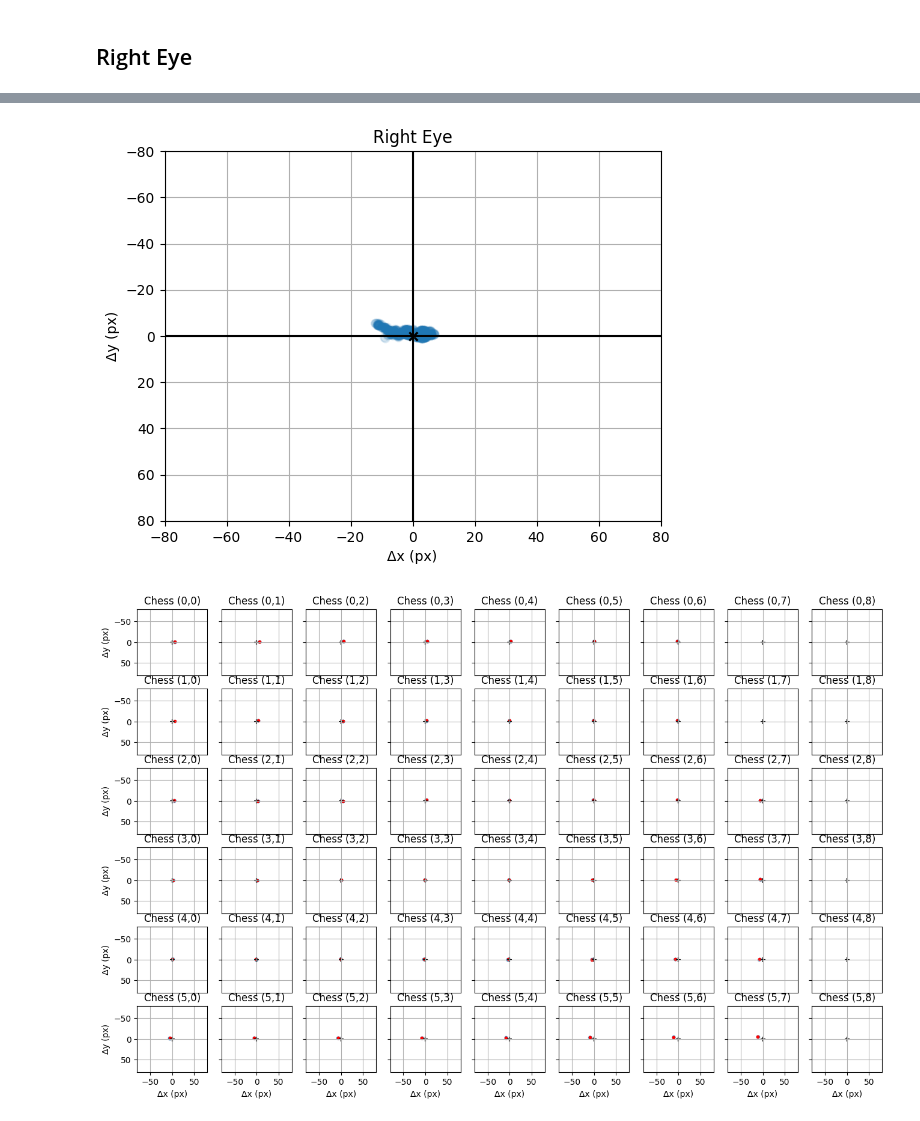
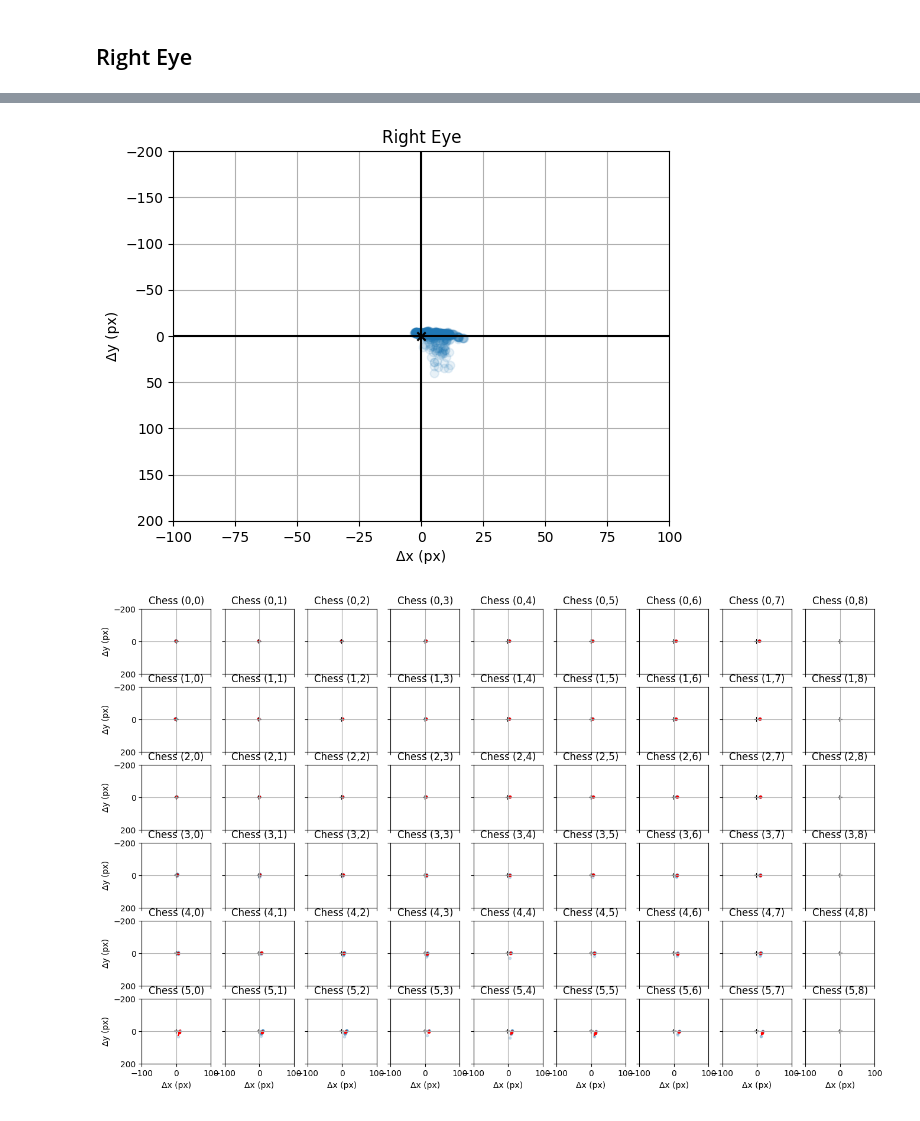
Before and after one commit to jpmnieles/grace_robot, a Jupyter notebook: 240418_PanTiltBaseline_Eval.ipynb, the cells around one changed output, grey strips where cells are left out. Saved outputs shown, nothing was run; the diff lists cells and outputs as text; code cells hidden in the pictures.

```diff
--- a/240418_PanTiltBaseline_Eval.ipynb
+++ b/240418_PanTiltBaseline_Eval.ipynb
@@ -309,7 +309,7 @@ pickle_df.head()
 # Filtering
 # %%
 temp_df = pickle_df[(pickle_df['theta_left_pan_cmd_tminus1']>-13) & (pickle_df['theta_left_pan_cmd_tminus1']<13) ].reset_index(drop=True)
-filt_df = temp_df[(abs(temp_df['dx_l'])<100) & (abs(temp_df['dy_l'])<100) & (abs(temp_df['dx_r'])<100) & (abs(temp_df['dy_r'])<100) ].reset_index(drop=True)
+filt_df = temp_df[(abs(temp_df['dx_l'])<200) & (abs(temp_df['dy_l'])<200) & (abs(temp_df['dx_r'])<200) & (abs(temp_df['dy_r'])<200) ].reset_index(drop=True)
 filt_df.head()
 # %% [output]
 |  | chess_idx | theta_left_pan | theta_right_pan | theta_tilt | chest_cam_px_x_tminus1 | chest_cam_px_y_tminus1 | ... |
@@ -403,8 +403,8 @@ delta_x_list = []
 delta_y_list = []
 for chess_idx in range(54):
     idxs = [i for i,val in enumerate(data['chess_idx_tminus1']) if val==chess_idx]
-    after_px_x =-np.array([data[dx][i] for i in idxs])
-    after_px_y = np.array([data[dy][i] for i in idxs])
+    after_px_x = np.array([data[dx][i] for i in idxs])
+    after_px_y = -np.array([data[dy][i] for i in idxs])
     delta_x_list.append(after_px_x)
     delta_y_list.append(after_px_y)
 # %%
@@ -420,8 +420,8 @@ for i,ax_i in enumerate(axs.flat):
     y_std_list.append(np.std(delta_y_list[i]))
     ax_i.scatter(delta_x_list[i].mean(), delta_y_list[i].mean(), marker='.', color='red')
     ax_i.scatter(0, 0, marker='+', color='black')
-    ax_i.set_xlim(-80,80)
-    ax_i.set_ylim(80, -80)
+    ax_i.set_xlim(-100, 100)
+    ax_i.set_ylim(200, -200)
     ax_i.set_title('Chess (%i,%i)' % (i//9,i%9 ))
     ax_i.grid(True)
 
@@ -458,8 +458,8 @@ Text(0.5, 1.0, 'Right Eye')
 # %%
 plt.figure()
-plt.scatter(-filt_df['dx_r'],filt_df['dy_r'], alpha=0.1)
-plt.xlim([-80,80])
-plt.ylim([80,-80])
+plt.scatter(filt_df['dx_r'],-filt_df['dy_r'], alpha=0.1)
+plt.xlim([-100,100])
+plt.ylim([200,-200])
 plt.axhline(0, color='black')
 plt.axvline(0, color='black')
 plt.scatter(0, 0, marker='x', color='black')
@@ -468,7 +468,7 @@ plt.xlabel('Δx (px)')
 plt.ylabel('Δy (px)')
 plt.grid()
 # %% [output]
-[figure, old version]
+[figure, new version]
 # %%
 # Looping for Policy Plot
 
@@ -481,33 +481,33 @@ delta_x_list = []
 delta_y_list = []
 for chess_idx in range(54):
     idxs = [i for i,val in enumerate(data['chess_idx_tminus1']) if val==chess_idx]
-    after_px_x = -np.array([data[dx][i] for i in idxs])
-    after_px_y = np.array([data[dy][i] for i in idxs])
+    after_px_x = np.array([data[dx][i] for i in idxs])
+    after_px_y = -np.array([data[dy][i] for i in idxs])
     delta_x_list.append(after_px_x)
     delta_y_list.append(after_px_y)
 # %%
 # Scatter Plot
 
 fig, axs = plt.subplots(6, 9, figsize=(16,10))
 x_std_list = []
 y_std_list = []
 for i,ax_i in enumerate(axs.flat):
     ax_i.scatter(delta_x_list[i], delta_y_list[i], marker='.', color='#1f77b4', alpha=0.2)
     x_std_list.append(np.std(delta_x_list[i]))
     y_std_list.append(np.std(delta_y_list[i]))
     confidence_ellipse(x=delta_x_list[i], y=delta_y_list[i], ax=ax_i, n_std=1.0, edgecolor='red')
     ax_i.scatter(delta_x_list[i].mean(), delta_y_list[i].mean(), marker='.', color='red')
     ax_i.scatter(0, 0, marker='+', color='black')
-    ax_i.set_xlim(-80,80)
-    ax_i.set_ylim(80, -80)
+    ax_i.set_xlim(-100, 100)
+    ax_i.set_ylim(200, -200)
     ax_i.set_title('Chess (%i,%i)' % (i//9,i%9 ))
     ax_i.grid(True)
 
 for ax in axs.flat:
     ax.set(xlabel='Δx (px)', ylabel='Δy (px)')
 
 # Hide x labels and tick labels for top plots and y ticks for right plots.
 for ax in axs.flat:
     ax.label_outer()
 # %% [output]
-[figure, old version]
+[figure, new version]
```
Also changed, not shown: parts of 11 cells of this notebook, 1 other file.
